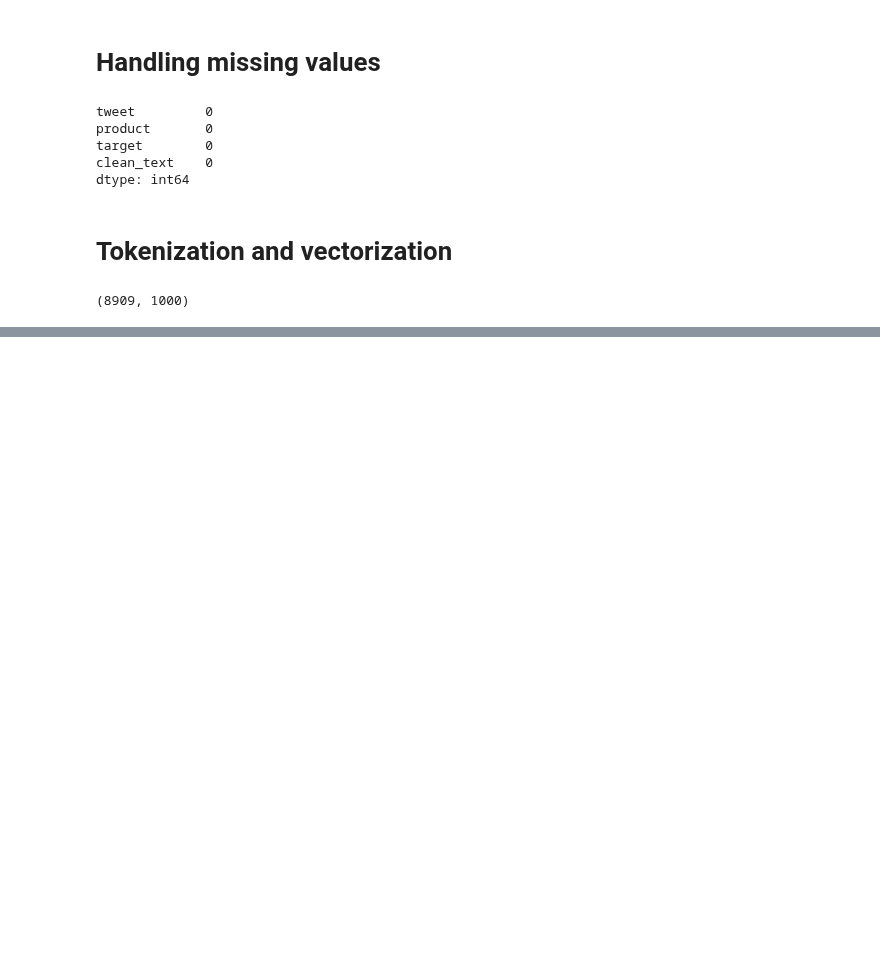
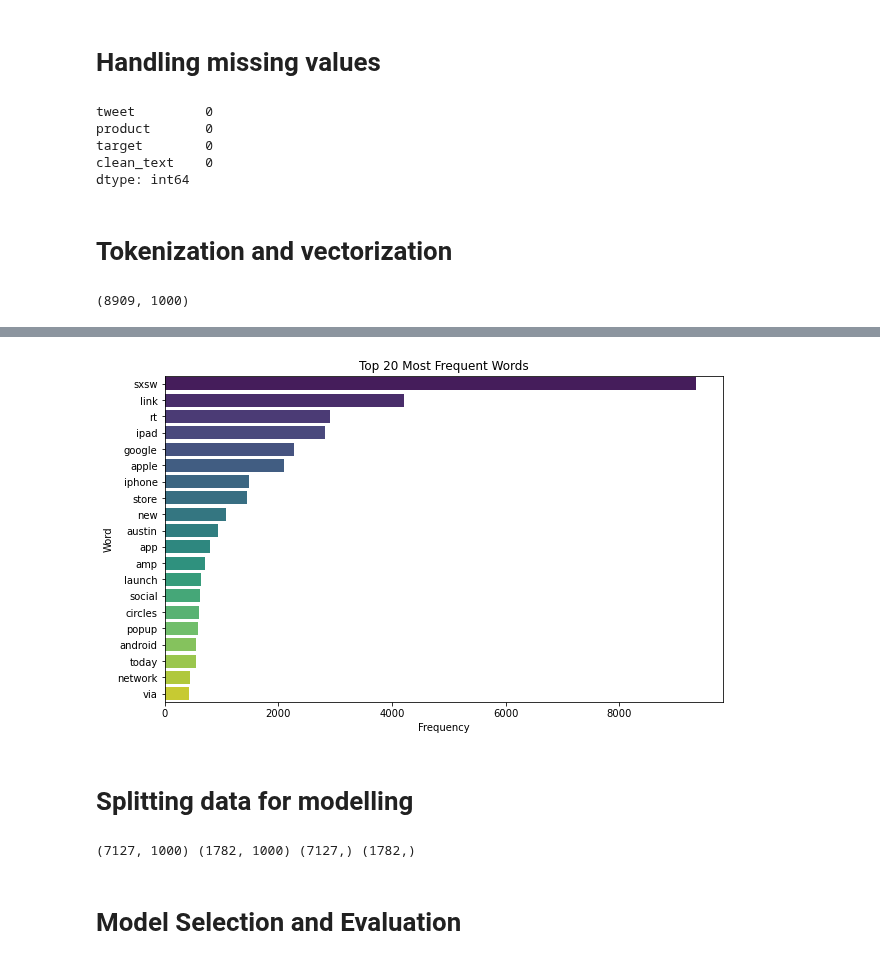
Before and after one commit to George-Chira/twitter-sentiment-analysis, a Jupyter notebook: notebooks/Catherine.ipynb, the cells around one changed output, grey strips where cells are left out. Cells and saved outputs as stored; diff of their text form; code cells hidden in the pictures; blank space fills up the shorter version.

```diff
--- a/notebooks/Catherine.ipynb
+++ b/notebooks/Catherine.ipynb
@@ -332,0 +339,21 @@ df_cleaned['sentiment'] = df_cleaned['is_there_an_emotion_directed_at_a_brand_or
+# %%
+from collections import Counter
+
+# Flatten the tokenized words into one list
+all_words = ' '.join(df_cleaned['clean_text']).split()
+
+# Get the frequency of the most common words
+word_freq = Counter(all_words).most_common(20)
+
+# Convert to DataFrame for easy plotting
+word_freq_df = pd.DataFrame(word_freq, columns=['Word', 'Frequency'])
+
+# Plot the most common words
+plt.figure(figsize=(10, 6))
+sns.barplot(x='Frequency', y='Word', data=word_freq_df, palette='viridis')
+plt.title('Top 20 Most Frequent Words')
+plt.show()
+# %% [output]
+[figure, added]
+# %% [markdown]
+# Splitting data for modelling
@@ -332,0 +369,7 @@ df_cleaned['sentiment'] = df_cleaned['is_there_an_emotion_directed_at_a_brand_or
+# %%
+# Check the shapes
+print(X_train.shape, X_test.shape, y_train.shape, y_test.shape)
+# %% [output]
+(7127, 1000) (1782, 1000) (7127,) (1782,)
+# %% [markdown]
+# Model Selection and Evaluation
```
Also changed, not shown: parts of 29 cells of this notebook.
